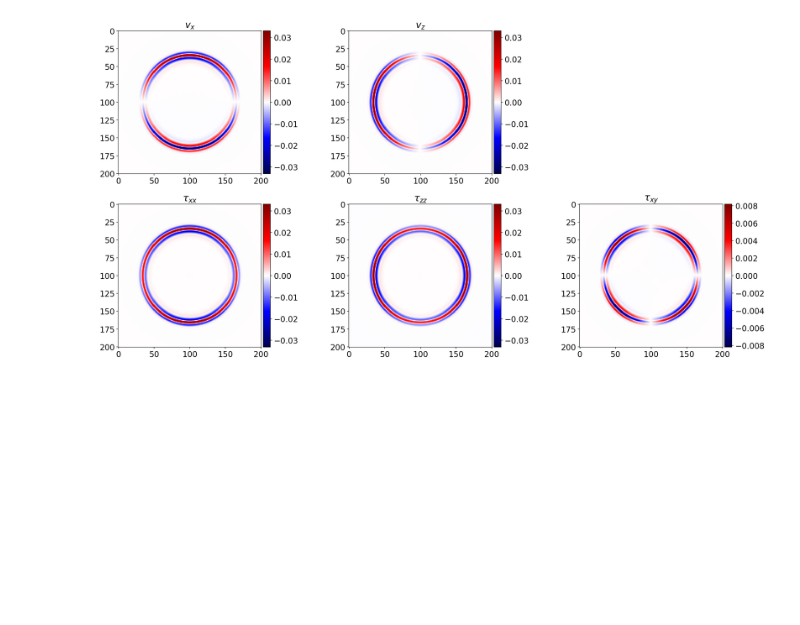
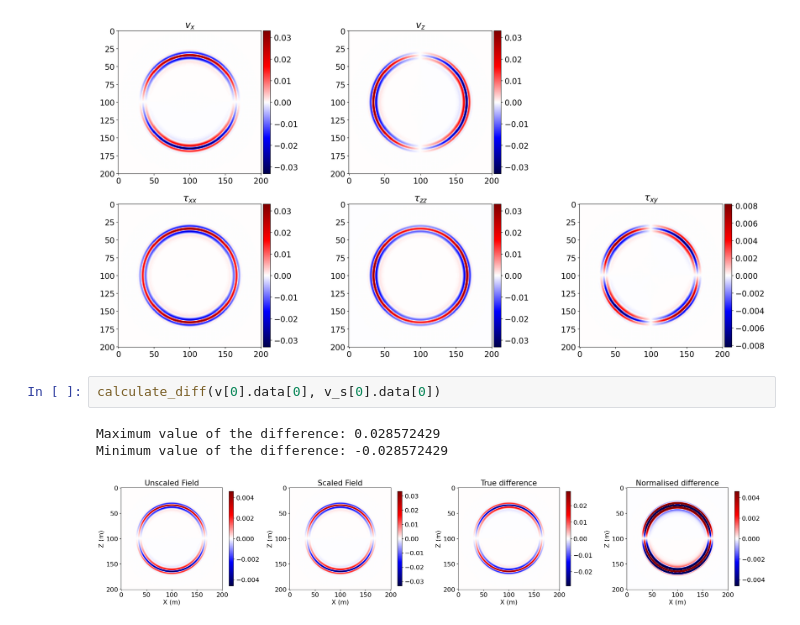
Before and after one commit to dt-17/Devito-UROP-MSci, a Jupyter notebook: Scaling-results-workspace.ipynb, the cells around one changed output. Drawn from its saved outputs; the diff is of its cells as text; blank space fills up the shorter version.

```diff
--- a/Scaling-results-workspace.ipynb
+++ b/Scaling-results-workspace.ipynb
@@ -375,3 +375,9 @@ plt.show()
 # %% [output]
 Operator `Kernel` ran in 0.04 s
 [figure]
+# %%
+calculate_diff(v[0].data[0], v_s[0].data[0])
+# %% [output]
+Maximum value of the difference: 0.028572429
+Minimum value of the difference: -0.028572429
+[figure, added]
```
Also changed, not shown: parts of 4 cells of this notebook.
